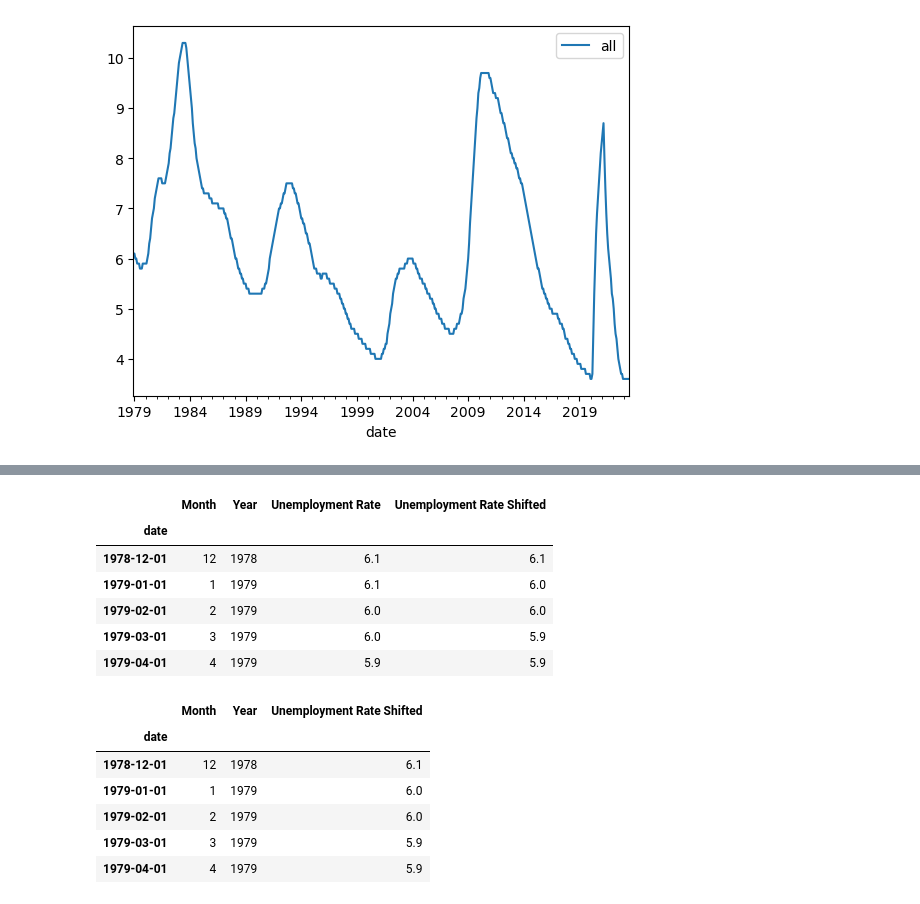
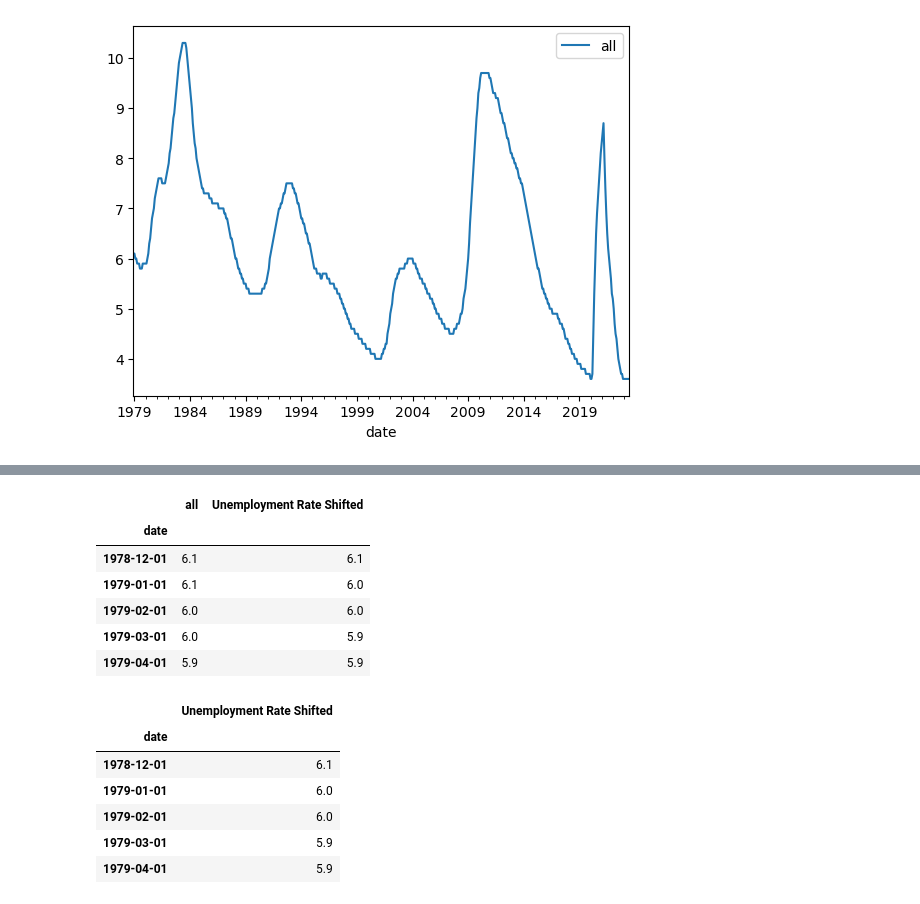
Before and after one commit to Aquamarine278/AI-Bootcamp-Project-1, a Jupyter notebook: unemployment_data.ipynb, the cells around one changed output, grey strips where cells are left out. Cells and saved outputs as stored; diff of their text form; code cells hidden in the pictures.

```diff
--- a/unemployment_data.ipynb
+++ b/unemployment_data.ipynb
@@ -116,7 +142,3 @@ unemployment_df.plot()
 # %% [output]
 <Axes: xlabel='date'>
 [figure]
-# %%
-# Create a column for month
-unemployment_df['Month'] = unemployment_df.index.month
-unemployment_df.head()
@@ -131,4 +144,0 @@ unemployment_df.head()
-# %%
-# Create a column for year
-unemployment_df['Year'] = unemployment_df.index.year
-unemployment_df.head()
@@ -143,4 +144,0 @@ unemployment_df.head()
-# %%
-# Rename year and month columns
-unemployment_df = unemployment_df.rename(columns={'all': 'Unemployment Rate'})
-unemployment_df.head()
@@ -155,6 +144,0 @@ unemployment_df.head()
-# %%
-# Move the 'Year' and 'Month' columns to the front
-cols = unemployment_df.columns.tolist()
-cols = cols[-2:] + cols[:-2]
-unemployment_df = unemployment_df[cols]
-unemployment_df.head()
@@ -169,24 +145,24 @@ unemployment_df.head()
 # %%
 # create a new column to shift the umployment rate by 1 month
-unemployment_df['Unemployment Rate Shifted'] = unemployment_df['Unemployment Rate'].shift(-1)
+unemployment_df['Unemployment Rate Shifted'] = unemployment_df['all'].shift(-1)
 unemployment_df.head()
 # %% [output]
-|  | Month | Year | Unemployment Rate | Unemployment Rate Shifted |
-| date |  |  |  |  |
-| 1978-12-01 | 12 | 1978 | 6.1 | 6.1 |
-| 1979-01-01 | 1 | 1979 | 6.1 | 6.0 |
-| 1979-02-01 | 2 | 1979 | 6.0 | 6.0 |
-| 1979-03-01 | 3 | 1979 | 6.0 | 5.9 |
-| 1979-04-01 | 4 | 1979 | 5.9 | 5.9 |
+|  | all | Unemployment Rate Shifted |
+| date |  |  |
+| 1978-12-01 | 6.1 | 6.1 |
+| 1979-01-01 | 6.1 | 6.0 |
+| 1979-02-01 | 6.0 | 6.0 |
+| 1979-03-01 | 6.0 | 5.9 |
+| 1979-04-01 | 5.9 | 5.9 |
 # %%
-# drop the 'unmployment rate' column
-unemployment_df = unemployment_df.drop(columns='Unemployment Rate')
+# drop the 'all' column
+unemployment_df = unemployment_df.drop(columns='all')
 unemployment_df.head()
 # %% [output]
-|  | Month | Year | Unemployment Rate Shifted |
-| date |  |  |  |
-| 1978-12-01 | 12 | 1978 | 6.1 |
-| 1979-01-01 | 1 | 1979 | 6.0 |
-| 1979-02-01 | 2 | 1979 | 6.0 |
-| 1979-03-01 | 3 | 1979 | 5.9 |
-| 1979-04-01 | 4 | 1979 | 5.9 |
+|  | Unemployment Rate Shifted |
+| date |  |
+| 1978-12-01 | 6.1 |
+| 1979-01-01 | 6.0 |
+| 1979-02-01 | 6.0 |
+| 1979-03-01 | 5.9 |
+| 1979-04-01 | 5.9 |
```
Also changed, not shown: parts of 34 cells of this notebook, 1 other file.
